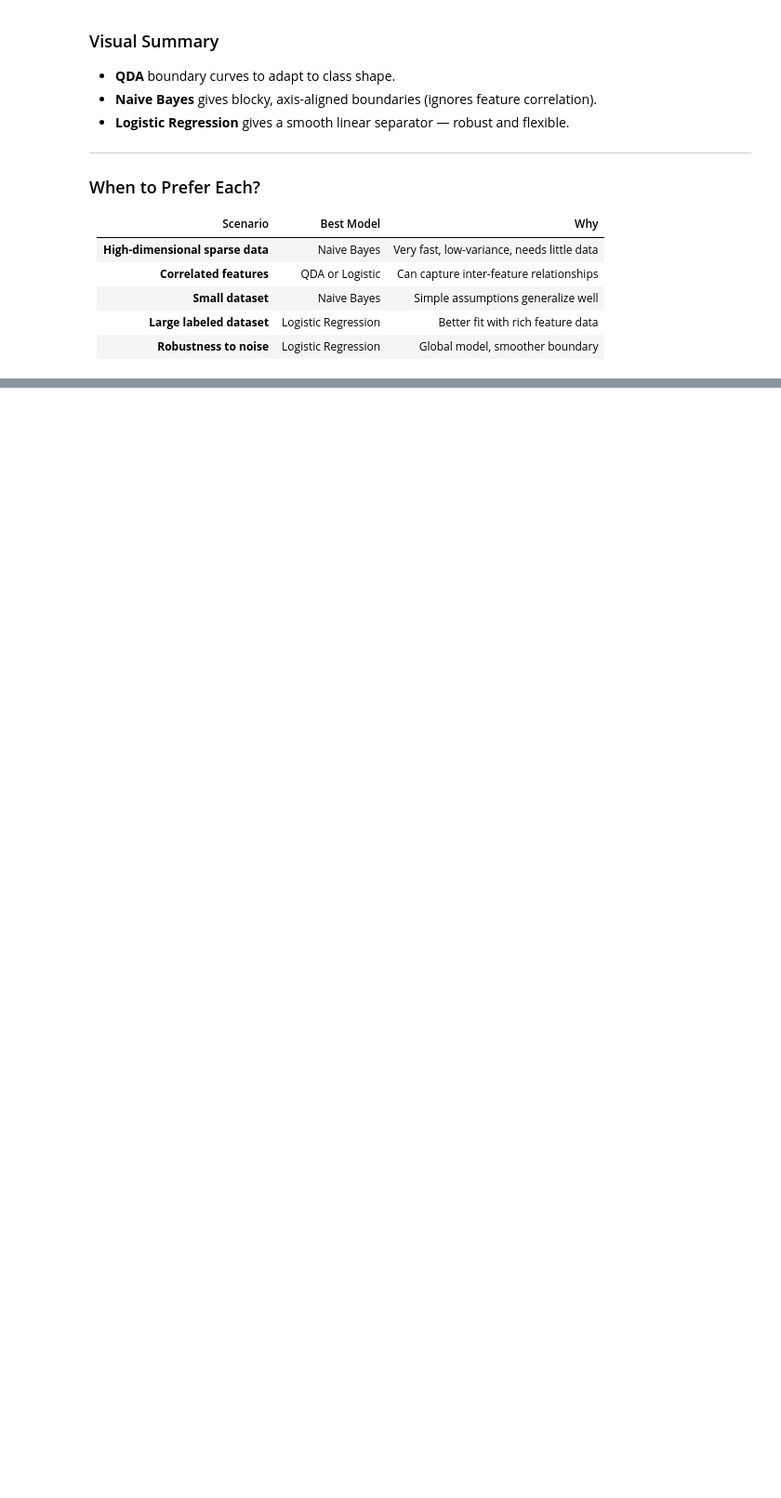
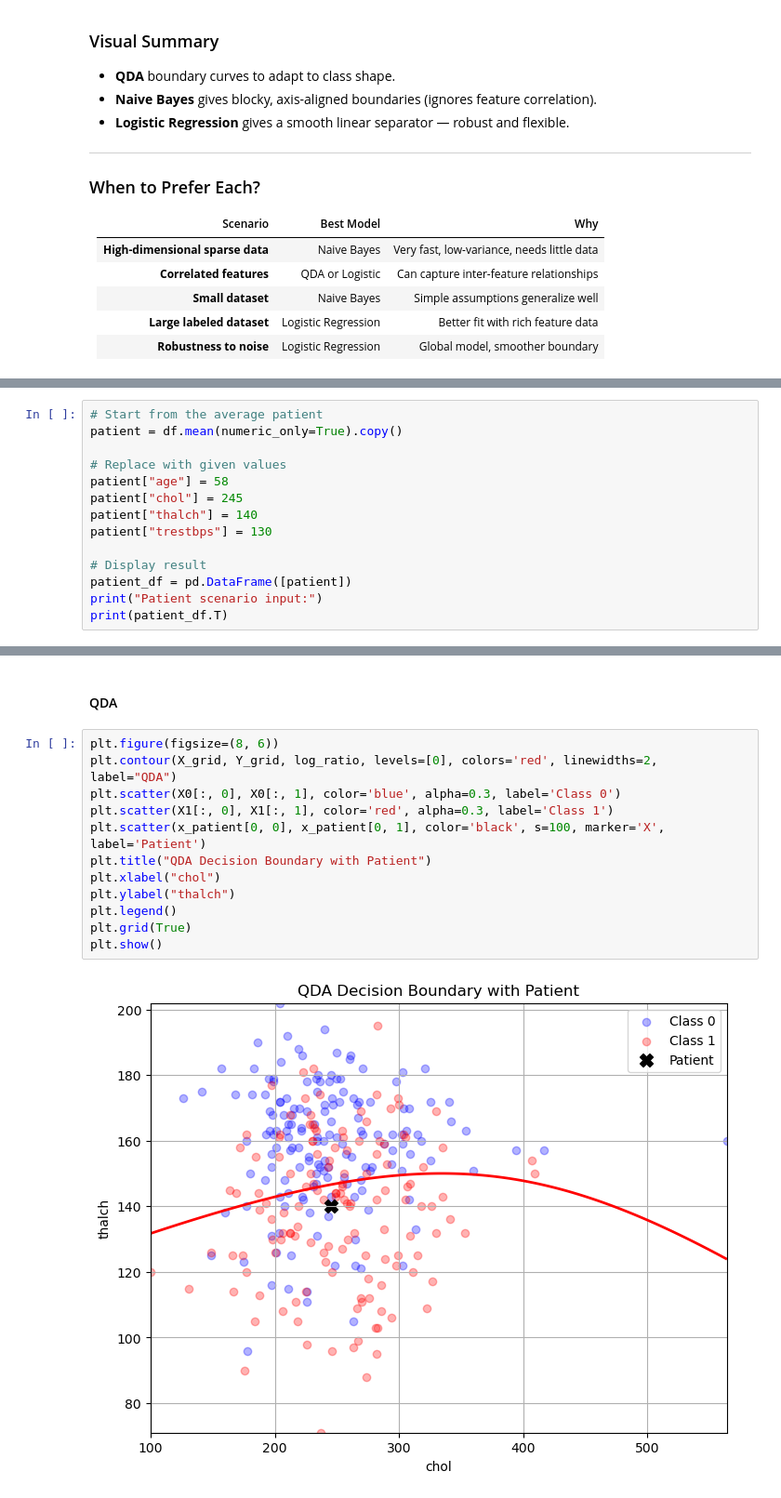
Before and after one commit to ParsaHaghighatgoo/-Cardiovascular-Risk-Prediction-, a Jupyter notebook: main.ipynb, the cells around one changed output, grey strips where cells are left out. Shown at 93% size. Drawn from its saved outputs; the diff is of its cells as text; blank space fills up the shorter version.

```diff
--- a/main.ipynb
+++ b/main.ipynb
@@ -1048,0 +1059,14 @@ o Interpretability, overfitting, data efficiency
+# %%
+# Start from the average patient
+patient = df.mean(numeric_only=True).copy()
+
+# Replace with given values
+patient["age"] = 58
+patient["chol"] = 245
+patient["thalch"] = 140
+patient["trestbps"] = 130
+
+# Display result
+patient_df = pd.DataFrame([patient])
+print("Patient scenario input:")
+print(patient_df.T)
@@ -1048,0 +1148,16 @@ o Interpretability, overfitting, data efficiency
+# %% [markdown]
+#### QDA
+# %%
+plt.figure(figsize=(8, 6))
+plt.contour(X_grid, Y_grid, log_ratio, levels=[0], colors='red', linewidths=2, label="QDA")
+plt.scatter(X0[:, 0], X0[:, 1], color='blue', alpha=0.3, label='Class 0')
+plt.scatter(X1[:, 0], X1[:, 1], color='red', alpha=0.3, label='Class 1')
+plt.scatter(x_patient[0, 0], x_patient[0, 1], color='black', s=100, marker='X', label='Patient')
+plt.title("QDA Decision Boundary with Patient")
+plt.xlabel("chol")
+plt.ylabel("thalch")
+plt.legend()
+plt.grid(True)
+plt.show()
+# %% [output]
+[figure, added]
```
Also changed, not shown: parts of 14 cells of this notebook, 2 other files.
